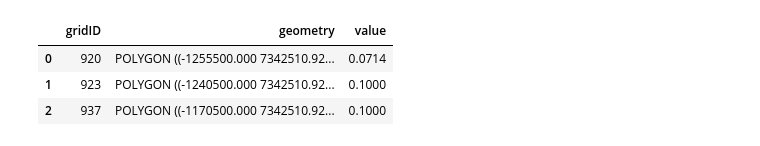
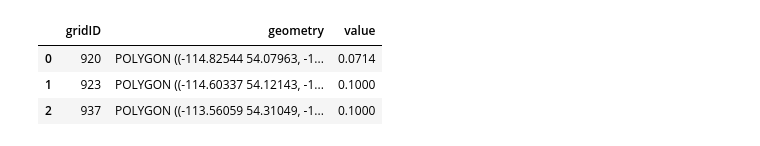
Before and after one commit to NRCAN-NingLiu/mpb_plot_tool, a Jupyter notebook: testing.ipynb, the cells around one changed output. Saved outputs shown, nothing was run; the diff lists cells and outputs as text; code cells hidden in the pictures.

```diff
--- a/testing.ipynb
+++ b/testing.ipynb
@@ -10,11 +29,11 @@ from shapely.geometry import Point
 # %%
 file = 'input/treat_freq.txt'
-geom = gpd.read_file('input/gridsGEO_m.shp', driver='ESRI Shapefile')
+geom = gpd.read_file('input/gridsGEO.shp', driver='ESRI Shapefile')
 data = pd.read_csv(file, sep = '\t', header = None, names = ['gridID', 'value'])
 data = geom.merge(data, on = 'gridID', how = 'right')
 data.head(3)
 # %% [output]
 |  | gridID | geometry | value |
-| 0 | 920 | POLYGON ((-1255500.000 7342510.92... | 0.0714 |
-| 1 | 923 | POLYGON ((-1240500.000 7342510.92... | 0.1000 |
-| 2 | 937 | POLYGON ((-1170500.000 7342510.92... | 0.1000 |
+| 0 | 920 | POLYGON ((-114.82544 54.07963, -1... | 0.0714 |
+| 1 | 923 | POLYGON ((-114.60337 54.12143, -1... | 0.1000 |
+| 2 | 937 | POLYGON ((-113.56059 54.31049, -1... | 0.1000 |
```
Also changed, not shown: parts of 13 cells of this notebook, 5 other files.
